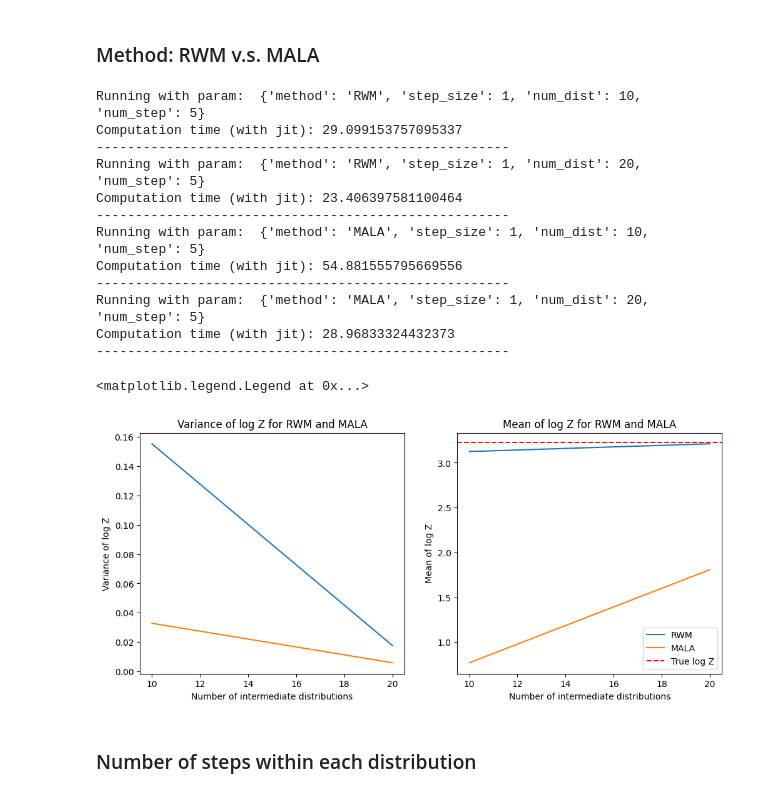
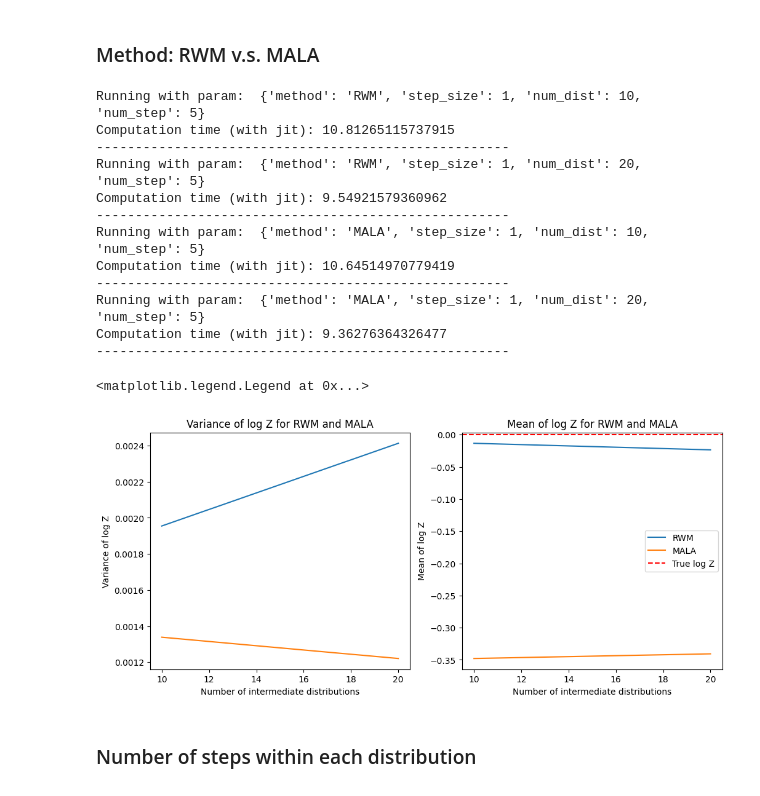
Before and after one commit to alexxthiery/mcjax, a Jupyter notebook: notebooks/sequential_mc/smc_analysis.ipynb, the cells around one changed output. Saved outputs shown, nothing was run; the diff lists cells and outputs as text; code cells hidden in the pictures.

```diff
--- a/notebooks/sequential_mc/smc_analysis.ipynb
+++ b/notebooks/sequential_mc/smc_analysis.ipynb
@@ -57,7 +61,7 @@ log_gamma_0 = IsotropicGauss(mu=mu_0, log_var=log_var_0)
 # cov = M @ M.T
 # log_gamma_T = Student(mu=mu, cov=cov, deg=deg)
 
-mu_1 = jnp.ones(dim)*10
+mu_1 = jnp.ones(dim)
 sigma_1 = 2.
 log_var_1 = jnp.log(sigma_1**2)
 log_gamma_T = IsotropicGauss(mu=mu_1, log_var=log_var_1)
@@ -73,16 +77,21 @@ class Param(TypedDict):
 # %%
 # Functions to calculate the normalizing constant estimator
 def single_run(GSMC:GeometricSMC, num_particles, key, mc_method):
-    _, weight_arr,_,_ = GSMC.selfadaptive_run(num_particles, key, mc_method)
-    logZ = jnp.sum(jnp.log(jnp.sum(weight_arr[:,1:], axis=0)) - jnp.log(num_particles))
-    return logZ
+    t, _, log_weight_arr,*_ = GSMC.selfadaptive_run(num_particles, key, mc_method)
+    return t, log_weight_arr
 
 def mult_run(GSMC:GeometricSMC, num_particles, key, mc_method, num_run):
     keys = jr.split(key, num_run)
     batch_run = jax.vmap(single_run, in_axes=(None,None,0,None))
     batch_run = jax.jit(batch_run, static_argnums=(0,1,3))
-    logZ_arr = batch_run(GSMC,num_particles,keys,mc_method)
-    return logZ_arr
+    t_arr, log_weight_batch = batch_run(GSMC,num_particles,keys,mc_method)
+
+    logZ_arr = [
+        jnp.sum(logsumexp(log_weight_batch[i, :, 1:t] - jnp.log(num_particles), axis=0))
+        for i, t in enumerate(t_arr)
+    ]
+
+    return jnp.array(logZ_arr)
 
 def compute_variance(GSMC:GeometricSMC, key, num_particles, method,num_run):
     t_start = time.time()
@@ -103,8 +112,8 @@ params = [Param(method='RWM', step_size=1, num_dist=num, num_step=5) for num in
 num_particles = 1000
 logZ_var_RWM = []
 logZ_mean_RWM = []
+
 num_run = 100
-
 
 for i,param in enumerate(params):
     print("Running with param: ", param)
@@ -135,39 +144,39 @@ for param in params:
     print("-----------------------------------------------------")
 # %% [output]
 Running with param:  {'method': 'RWM', 'step_size': 1, 'num_dist': 10, 'num_step': 5}
-Computation time (with jit): 29.099153757095337
+Computation time (with jit): 10.81265115737915
 -----------------------------------------------------
 Running with param:  {'method': 'RWM', 'step_size': 1, 'num_dist': 20, 'num_step': 5}
-Computation time (with jit): 23.406397581100464
+Computation time (with jit): 9.54921579360962
 -----------------------------------------------------
 Running with param:  {'method': 'MALA', 'step_size': 1, 'num_dist': 10, 'num_step': 5}
-Computation time (with jit): 54.881555795669556
+Computation time (with jit): 10.64514970779419
 -----------------------------------------------------
 Running with param:  {'method': 'MALA', 'step_size': 1, 'num_dist': 20, 'num_step': 5}
-Computation time (with jit): 28.96833324432373
+Computation time (with jit): 9.36276364326477
 -----------------------------------------------------
 # %%
 # Draw the plot
 fig, axes = plt.subplots(nrows=1, ncols=2, figsize=(12, 5))
 
 axes[0].plot(range(10,21,10), logZ_var_RWM, label='RWM')
 axes[0].plot(range(10,21,10), logZ_var_MALA, label='MALA')
 axes[0].set_xlabel('Number of intermediate distributions')
 axes[0].set_ylabel('Variance of log Z')
 axes[0].set_title('Variance of log Z for RWM and MALA')
 
 
-axes[1].plot(range(10,21,10), jnp.array(logZ_mean_RWM)+log_gamma_0._log_Z , label='RWM')
-axes[1].plot(range(10,21,10), jnp.array(logZ_mean_MALA)+log_gamma_0._log_Z, label='MALA')
-axes[1].axhline(y=log_gamma_T._log_Z, color='r', linestyle='--', label='True log Z')
+axes[1].plot(range(10,21,10), jnp.array(logZ_mean_RWM) , label='RWM')
+axes[1].plot(range(10,21,10), jnp.array(logZ_mean_MALA), label='MALA')
+axes[1].axhline(y=0, color='r', linestyle='--', label='True log Z')
 axes[1].set_xlabel('Number of intermediate distributions')
 axes[1].set_ylabel('Mean of log Z')
 axes[1].set_title('Mean of log Z for RWM and MALA')
 
 plt.legend()
 # %% [output]
 <matplotlib.legend.Legend at 0x...>
-[figure, old version]
+[figure, new version]
 # %% [markdown]
 ### Number of steps within each distribution
 # %%
```
Also changed, not shown: parts of 3 cells of this notebook, 3 other files.
